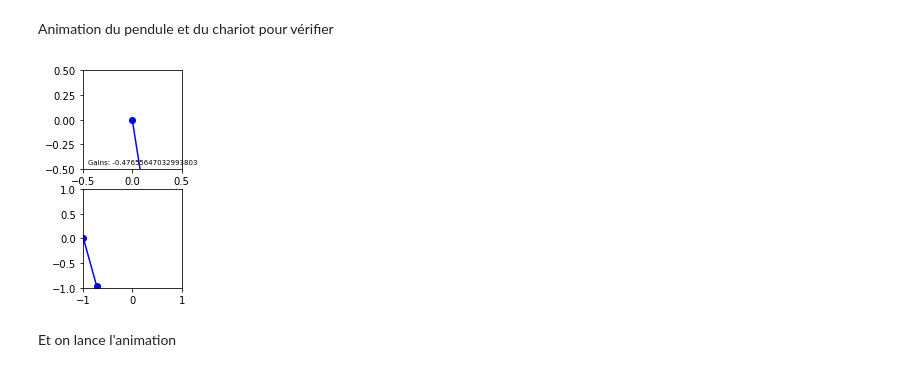
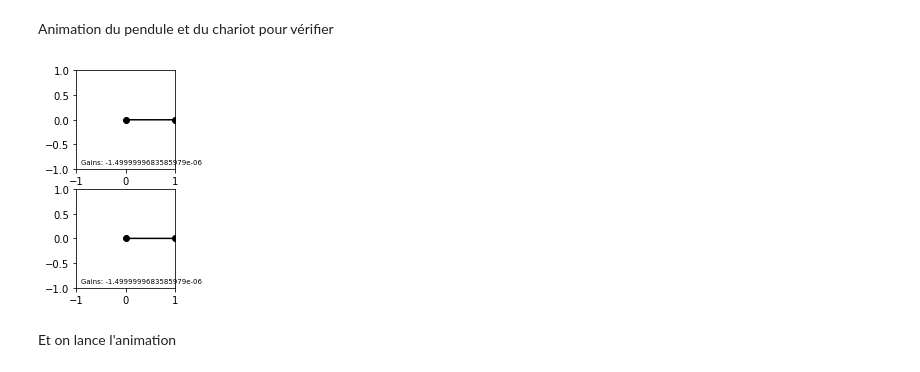
Before and after one commit to PTrillat/Reinforcement-Learning, a Jupyter notebook: Pendule.ipynb, the cells around one changed output. Saved outputs shown, nothing was run; the diff lists cells and outputs as text; code cells hidden in the pictures.

```diff
--- a/Pendule.ipynb
+++ b/Pendule.ipynb
@@ -102,41 +99,44 @@ class Chariot(object):
 # %% [markdown]
 Animation du pendule et du chariot pour vérifier
 # %%
-dt = 0.1
-T = 10.0
-l = 0.5
-pendule = Pendule(1.0, l, 9.81, 0.9*np.pi, 0.0)
-chariot = Chariot(1.0, 1.0, l, 9.81, -1.0, 0.0, 0.9*np.pi, 0.0)
+# Paramètres pour l'animation
+T = 10.0 # s
+f = 10   # Hz
+
+dh = 1.0/(f*T)
+pendule = Pendule(     9.0,      np.pi/2,      0.0)
+chariot = Chariot(0.0, 9.0, 0.0, np.pi/2, 0.0, 0.0)
 
 fig, (axe_pendule, axe_chariot) = plt.subplots(2,1)
 
-axe_pendule.set_xlim(-l,l)
-axe_pendule.set_ylim(-l,l)
+axe_pendule.set_xlim(-1,1)
+axe_pendule.set_ylim(-1,1)
 axe_pendule.set_aspect('equal', 'box')
 barre_pendule, = axe_pendule.plot([], [], 'ko-')
-texte_pendule  = axe_pendule.text(-0.9*l, -0.9*l, '', fontsize=7)
+texte_pendule  = axe_pendule.text(-0.9, -0.9, '', fontsize=7)
 
-axe_chariot.set_xlim(-l,l)
-axe_chariot.set_ylim(-l,l)
+axe_chariot.set_xlim(-1,1)
+axe_chariot.set_ylim(-1,1)
 axe_chariot.set_aspect('equal', 'box')
 barre_chariot, = axe_chariot.plot([], [], 'ko-')
-texte_chariot  = axe_chariot.text(-0.9*l, -0.9*l, '', fontsize=7)
+texte_chariot  = axe_chariot.text(-0.9, -0.9, '', fontsize=7)
 
 def animate(i):
   dθ = pendule.dX
-  pendule.Simpson(dt, 10-dθ)
+  pendule.Simpson(dh, 0.0)
   θ = pendule.X
-  barre_pendule.set_data([0, l*np.sin(θ)], [0, np.cos(θ)])
+  barre_pendule.set_data([0, np.sin(θ)], [0, np.cos(θ)])
   texte_pendule.set_text('Gains: '+str(pendule.J))
   dx, dθ = chariot.dX
-  chariot.Simpson(dt, 1.0-dx)
+  chariot.Simpson(dh, 0.0)
   x, θ = chariot.X
   barre_chariot.set_data([x, x+np.sin(θ)], [0, np.cos(θ)])
+  texte_chariot.set_text('Gains: '+str(chariot.J))
   return barre_pendule, barre_chariot
 
-ani = animation.FuncAnimation(fig, animate, frames=int(T/dt), blit=True, interval=int(1000*dt), repeat=False)
+ani = animation.FuncAnimation(fig, animate, frames=int(f*T), blit=True, interval=int(1000*T*dh), repeat=False)
 # %% [output]
-[figure, old version]
+[figure, new version]
 # %% [markdown]
 Et on lance l'animation
 # %%
```
Also changed, not shown: parts of 2 cells of this notebook.
